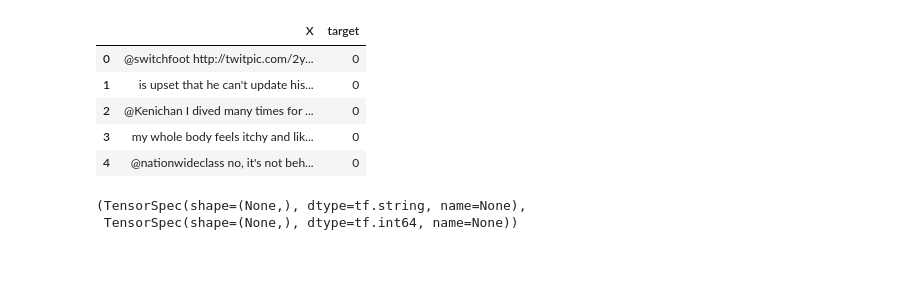
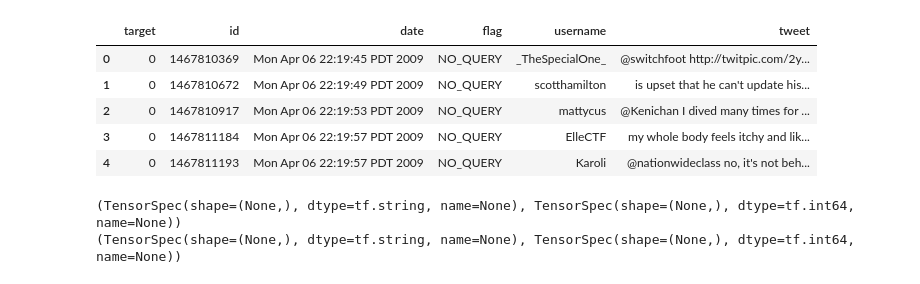
Before and after one commit to sikor-22/harnasieBytehack, a Jupyter notebook: model_kuba.ipynb, the cells around one changed output. Saved outputs shown, nothing was run; the diff lists cells and outputs as text; code cells hidden in the pictures.

```diff
--- a/model_kuba.ipynb
+++ b/model_kuba.ipynb
@@ -10,21 +8,27 @@ import tensorflow_hub as hub
 # %%
-dataset = pandas.read_csv("ReadyDataSet.csv", index_col=False)
+dataset = pandas.read_csv("Dane1.csv", index_col=False)
 dataset = dataset.iloc[:, 1:]
+train, test = train_test_split(dataset, test_size=0.2)
 dataset.head()
 # %% [output]
-|  | X | target |
-| 0 | @switchfoot http://twitpic.com/2y... | 0 |
-| 1 | is upset that he can't update his... | 0 |
-| 2 | @Kenichan I dived many times for ... | 0 |
-| 3 | my whole body feels itchy and lik... | 0 |
-| 4 | @nationwideclass no, it's not beh... | 0 |
+|  | target | id | date | flag | username | tweet |
+| 0 | 0 | 1467810369 | Mon Apr 06 22:19:45 PDT 2009 | NO_QUERY | _TheSpecialOne_ | @switchfoot http://twitpic.com/2y... |
+| 1 | 0 | 1467810672 | Mon Apr 06 22:19:49 PDT 2009 | NO_QUERY | scotthamilton | is upset that he can't update his... |
+| 2 | 0 | 1467810917 | Mon Apr 06 22:19:53 PDT 2009 | NO_QUERY | mattycus | @Kenichan I dived many times for ... |
+| 3 | 0 | 1467811184 | Mon Apr 06 22:19:57 PDT 2009 | NO_QUERY | ElleCTF | my whole body feels itchy and lik... |
+| 4 | 0 | 1467811193 | Mon Apr 06 22:19:57 PDT 2009 | NO_QUERY | Karoli | @nationwideclass no, it's not beh... |
-# %%
-
-ds = tf.data.Dataset.from_tensor_slices((dataset["X"], dataset["target"]))
-ds = ds.batch(32)
-ds = ds.prefetch(32)
-ds.element_spec
-# %% [output]
-(TensorSpec(shape=(None,), dtype=tf.string, name=None),
- TensorSpec(shape=(None,), dtype=tf.int64, name=None))
+# %%
+
+ds_train = tf.data.Dataset.from_tensor_slices((train["tweet"], train["target"]))
+ds_train = ds_train.batch(32)
+ds_train = ds_train.prefetch(32)
+print(ds_train.element_spec)
+
+ds_test = tf.data.Dataset.from_tensor_slices((test["tweet"], test["target"]))
+ds_test = ds_test.batch(32)
+ds_test = ds_test.prefetch(32)
+print(ds_test.element_spec)
+# %% [output]
+(TensorSpec(shape=(None,), dtype=tf.string, name=None), TensorSpec(shape=(None,), dtype=tf.int64, name=None))
+(TensorSpec(shape=(None,), dtype=tf.string, name=None), TensorSpec(shape=(None,), dtype=tf.int64, name=None))
 # %%
```
Also changed, not shown: parts of 7 cells of this notebook.
